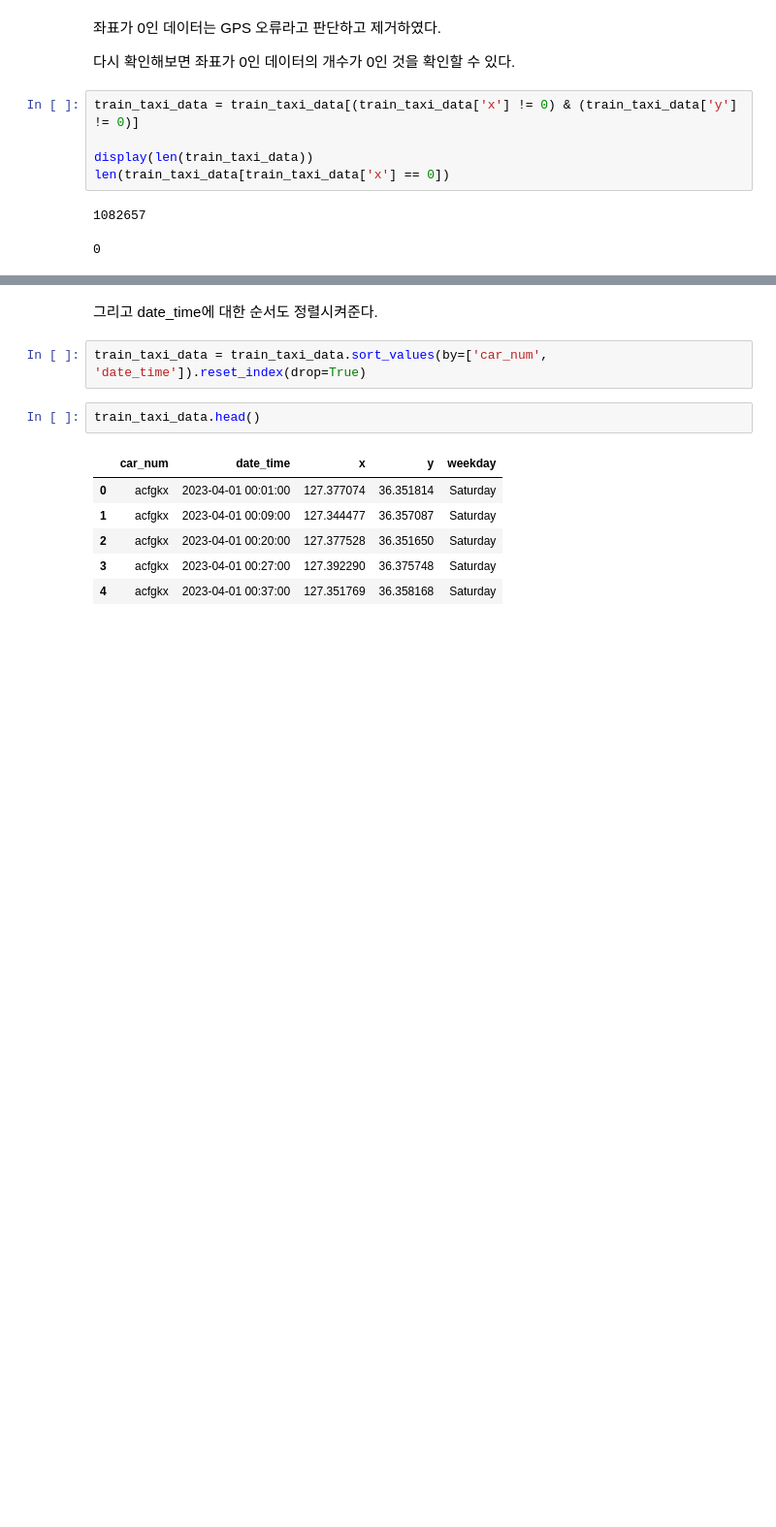
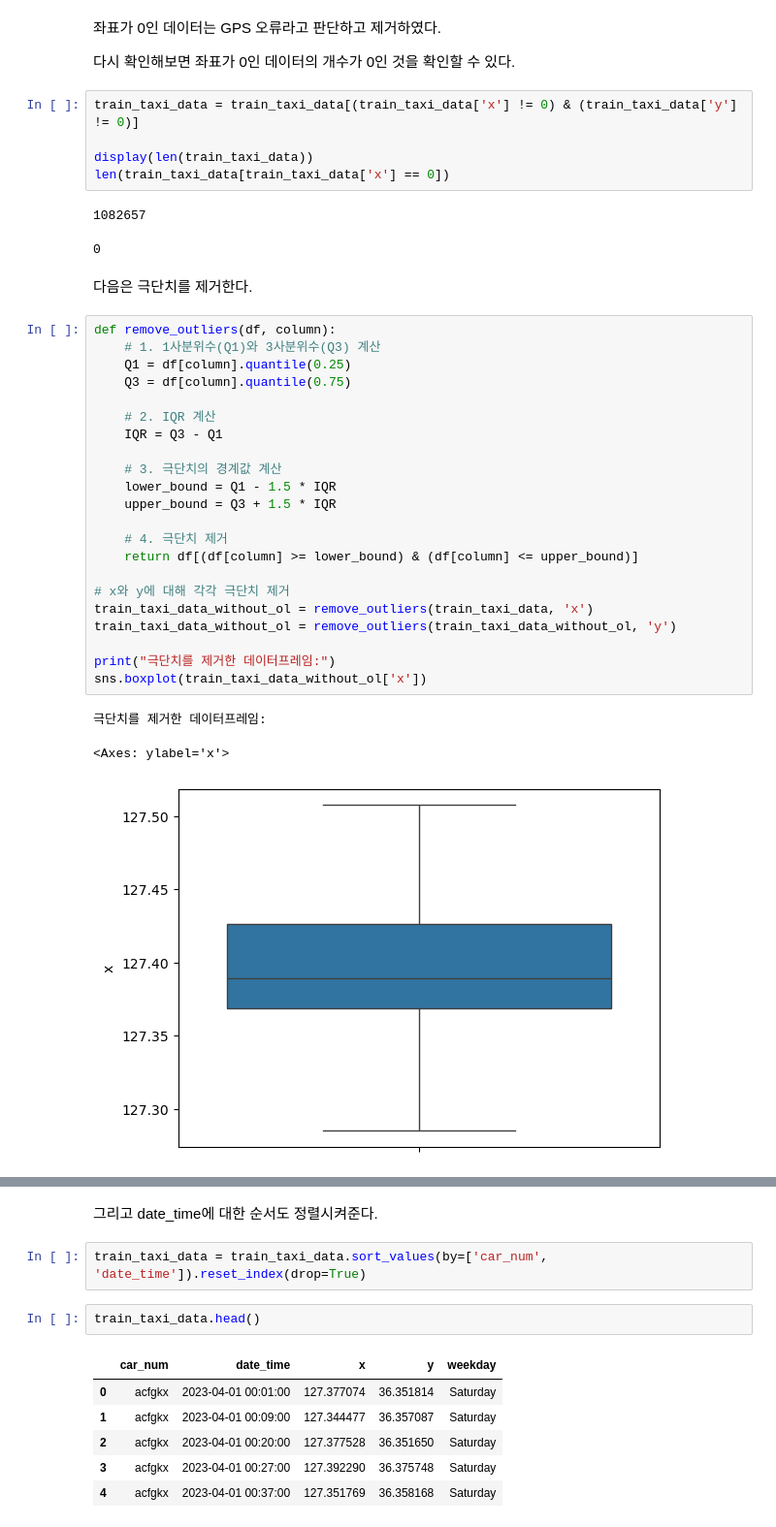
Before and after one commit to 202110889/aida-taxi-location, a Jupyter notebook: taxi_real.ipynb, the cells around one changed output, grey strips where cells are left out. Shown: that part at 97% size. Saved outputs shown, nothing was run; the diff lists cells and outputs as text; blank space fills up the shorter version.

```diff
--- a/taxi_real.ipynb
+++ b/taxi_real.ipynb
@@ -119,3 +119,31 @@ len(train_taxi_data[train_taxi_data['x'] == 0])
 # %% [output]
 1082657
 0
+# %% [markdown]
+다음은 극단치를 제거한다.
+# %%
+def remove_outliers(df, column):
+    # 1. 1사분위수(Q1)와 3사분위수(Q3) 계산
+    Q1 = df[column].quantile(0.25)
+    Q3 = df[column].quantile(0.75)
+
+    # 2. IQR 계산
+    IQR = Q3 - Q1
+
+    # 3. 극단치의 경계값 계산
+    lower_bound = Q1 - 1.5 * IQR
+    upper_bound = Q3 + 1.5 * IQR
+
+    # 4. 극단치 제거
+    return df[(df[column] >= lower_bound) & (df[column] <= upper_bound)]
+
+# x와 y에 대해 각각 극단치 제거
+train_taxi_data_without_ol = remove_outliers(train_taxi_data, 'x')
+train_taxi_data_without_ol = remove_outliers(train_taxi_data_without_ol, 'y')
+
+print("극단치를 제거한 데이터프레임:")
+sns.boxplot(train_taxi_data_without_ol['x'])
+# %% [output]
+극단치를 제거한 데이터프레임:
+<Axes: ylabel='x'>
+[figure, added]
```
Also changed, not shown: parts of 12 cells of this notebook, 8 other files.
